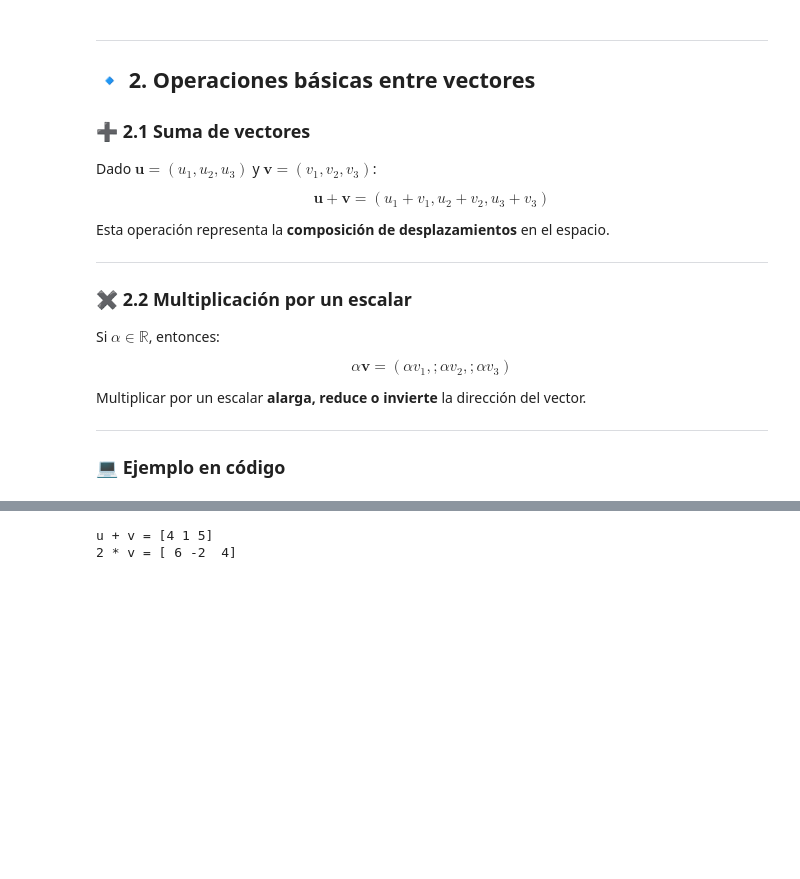
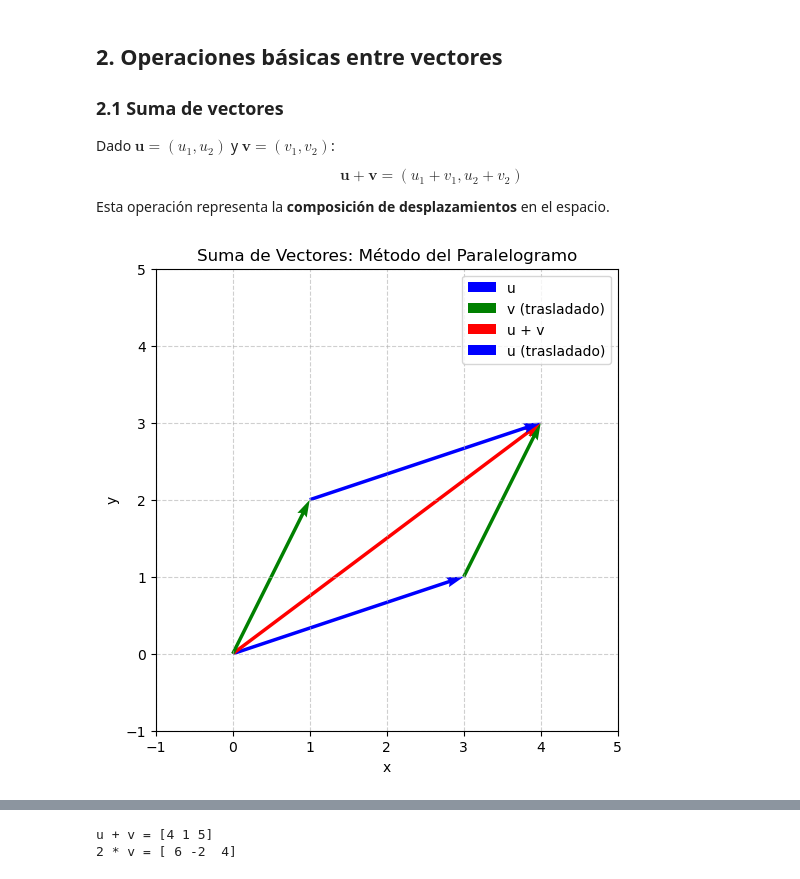
Before and after one commit to abelalv/libro_algebra_lineal, a Jupyter notebook: book/r2/teoria/espacios_vectoriales.ipynb, the cells around one changed output, grey strips where cells are left out. Cells and saved outputs as stored; diff of their text form; code cells hidden in the pictures; blank space fills up the shorter version.

```diff
--- a/book/r2/teoria/espacios_vectoriales.ipynb
+++ b/book/r2/teoria/espacios_vectoriales.ipynb
@@ -54,30 +54,55 @@ plt.show()
 # %% [markdown]
----
 
-## 🔹 2. Operaciones básicas entre vectores
+## 2. Operaciones básicas entre vectores
 
-### ➕ 2.1 Suma de vectores
+###  2.1 Suma de vectores
 
-Dado $\mathbf{u} = (u_1, u_2, u_3)$ y $\mathbf{v} = (v_1, v_2, v_3)$:
+Dado $\mathbf{u} = (u_1, u_2)$ y $\mathbf{v} = (v_1, v_2)$:
 
 $$
-\mathbf{u} + \mathbf{v} = (u_1 + v_1,  u_2 + v_2,  u_3 + v_3)
+\mathbf{u} + \mathbf{v} = (u_1 + v_1,  u_2 + v_2)
 $$
 
 Esta operación representa la **composición de desplazamientos** en el espacio.
-
----
-
-### ✖️ 2.2 Multiplicación por un escalar
-
-Si $\alpha \in \mathbb{R}$, entonces:
-
-$$
-\alpha \mathbf{v} = (\alpha v_1, ; \alpha v_2, ; \alpha v_3)
-$$
-
-Multiplicar por un escalar **alarga, reduce o invierte** la dirección del vector.
-
----
-
-### 💻 Ejemplo en código
+# %%
+import numpy as np
+import matplotlib.pyplot as plt
+
+# Definir vectores
+u = np.array([3, 1])
+v = np.array([1, 2])
+suma = u + v
+
+# Crear figura
+fig, ax = plt.subplots(figsize=(6, 6))
+
+# Dibujar vector u (desde el origen)
+ax.quiver(0, 0, u[0], u[1], color='blue', angles='xy', scale_units='xy', scale=1, label='u')
+
+# Dibujar vector v comenzando desde la punta de u (Método Cabeza-Cola)
+# Se usa color 'green' sólido para igualar tonalidad
+ax.quiver(u[0], u[1], v[0], v[1], color='green', angles='xy', scale_units='xy', scale=1, label='v (trasladado)')
+
+# Dibujar vector resultante u+v (desde el origen hasta la punta del v trasladado)
+ax.quiver(0, 0, suma[0], suma[1], color='red', angles='xy', scale_units='xy', scale=1, label='u + v')
+
+# Dibujar v original desde el origen con el MISMO color (sin transparencia)
+ax.quiver(0, 0, v[0], v[1], color='green', angles='xy', scale_units='xy', scale=1)
+
+# Translación del vector u (azul) al extremo de v para completar el paralelogramo
+ax.quiver(v[0], v[1], u[0], u[1], color='blue', angles='xy', scale_units='xy', scale=1, label='u (trasladado)')
+
+# Configurar gráfico
+limit = 5
+ax.set_xlim(-1, limit)
+ax.set_ylim(-1, limit)
+ax.set_aspect('equal')
+ax.grid(True, linestyle='--', alpha=0.6)
+ax.legend()
+ax.set_title("Suma de Vectores: Método del Paralelogramo")
+ax.set_xlabel('x')
+ax.set_ylabel('y')
+
+plt.show()
+# %% [output]
+[figure, added]
```
Also changed, not shown: parts of 19 cells of this notebook, 3 other files.
